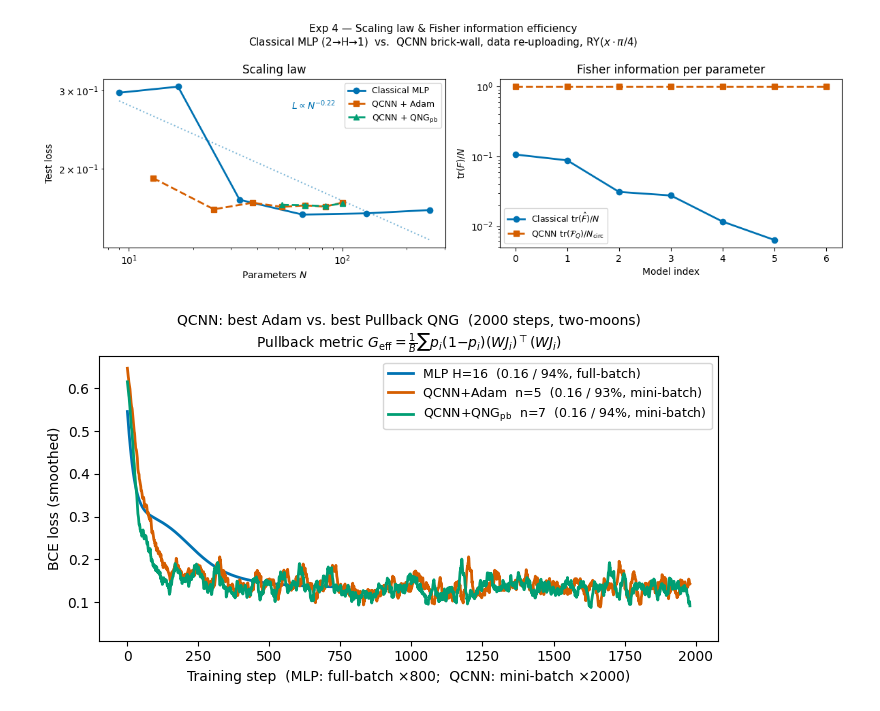
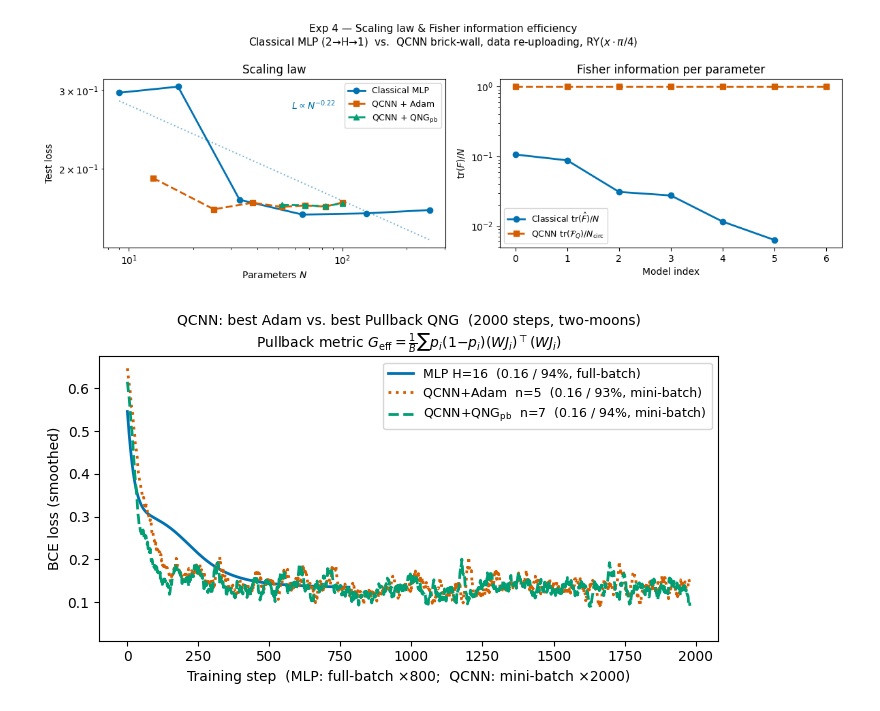
Before and after one commit to rdisipio/qLM-fisher, a Jupyter notebook: exp4_notebook.ipynb, the cells around one changed output. Saved outputs shown, nothing was run; the diff lists cells and outputs as text; code cells hidden in the pictures.

```diff
--- a/exp4_notebook.ipynb
+++ b/exp4_notebook.ipynb
@@ -178,36 +178,36 @@ fig
 # %%
 QNG_RANGE = exp4.QNG_RANGE
 
 adam_by_n = {r["n_qubits"]: r for r in adam_res if r["n_qubits"] in QNG_RANGE}
 pb_by_n   = {r["n_qubits"]: r for r in pb_res}
 
 best_adam = min(adam_by_n.values(), key=lambda r: r["test_loss"])
 best_pb   = min(pb_by_n.values(),   key=lambda r: r["test_loss"])
 best_mlp  = min(c_res, key=lambda r: r["test_loss"])
 
 fig, ax = plt.subplots(figsize=(7, 4))
 ax.set_title(
     f"QCNN: best Adam vs. best Pullback QNG  ({exp4.N_STEPS_Q} steps, two-moons)\n"
     r"Pullback metric $G_\mathrm{eff} = \frac{1}{B}\sum p_i(1{-}p_i)(WJ_i)^\top(WJ_i)$",
     fontsize=10,
 )
 
-for res, col, lbl in [
-    (best_mlp,  PAL["c"],
+for res, col, ls, lbl in [
+    (best_mlp,  PAL["c"],    "-",
      f"MLP H={best_mlp['h']}  ({best_mlp['test_loss']:.2f} / {best_mlp['test_acc']:.0%}, full-batch)"),
-    (best_adam, PAL["adam"],
+    (best_adam, PAL["adam"], ":",
      f"QCNN+Adam  n={best_adam['n_qubits']}  ({best_adam['test_loss']:.2f} / {best_adam['test_acc']:.0%}, mini-batch)"),
-    (best_pb,   PAL["pb"],
+    (best_pb,   PAL["pb"],   "--",
      f"QCNN+QNG$_{{\\rm pb}}$  n={best_pb['n_qubits']}  ({best_pb['test_loss']:.2f} / {best_pb['test_acc']:.0%}, mini-batch)"),
 ]:
     s = smooth(res["losses"])
-    ax.plot(s, color=col, lw=2, label=lbl)
+    ax.plot(s, color=col, lw=2, ls=ls, label=lbl)
 
 ax.set_xlabel(f"Training step  (MLP: full-batch ×{exp4.N_STEPS_C};  QCNN: mini-batch ×{exp4.N_STEPS_Q})")
 ax.set_ylabel("BCE loss (smoothed)")
 ax.legend(fontsize=9, loc="upper right")
 ax.set_ylim(bottom=0.01)
 plt.tight_layout()
 fig
 # %% [output]
-[figure, old version]
+[figure, new version]
```
